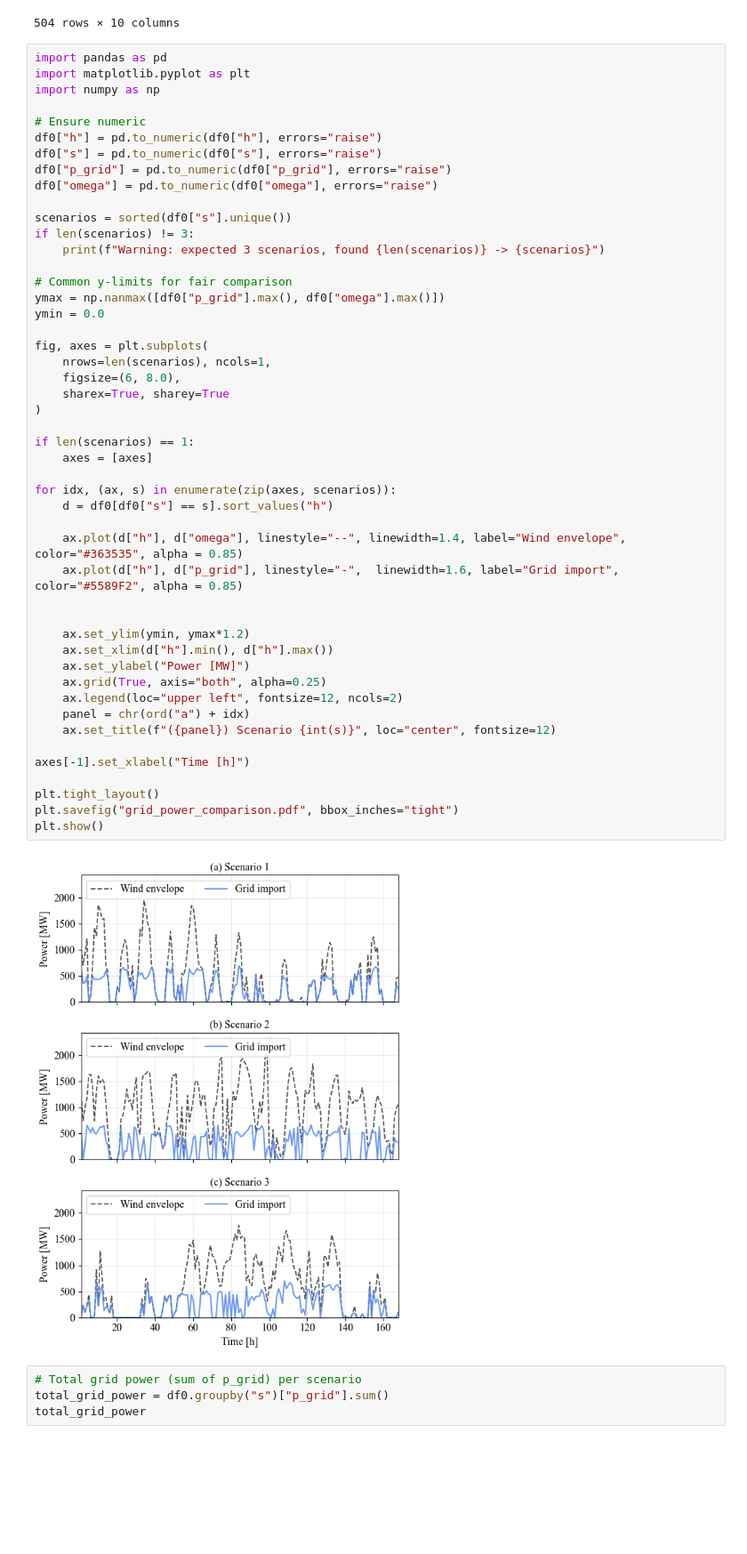
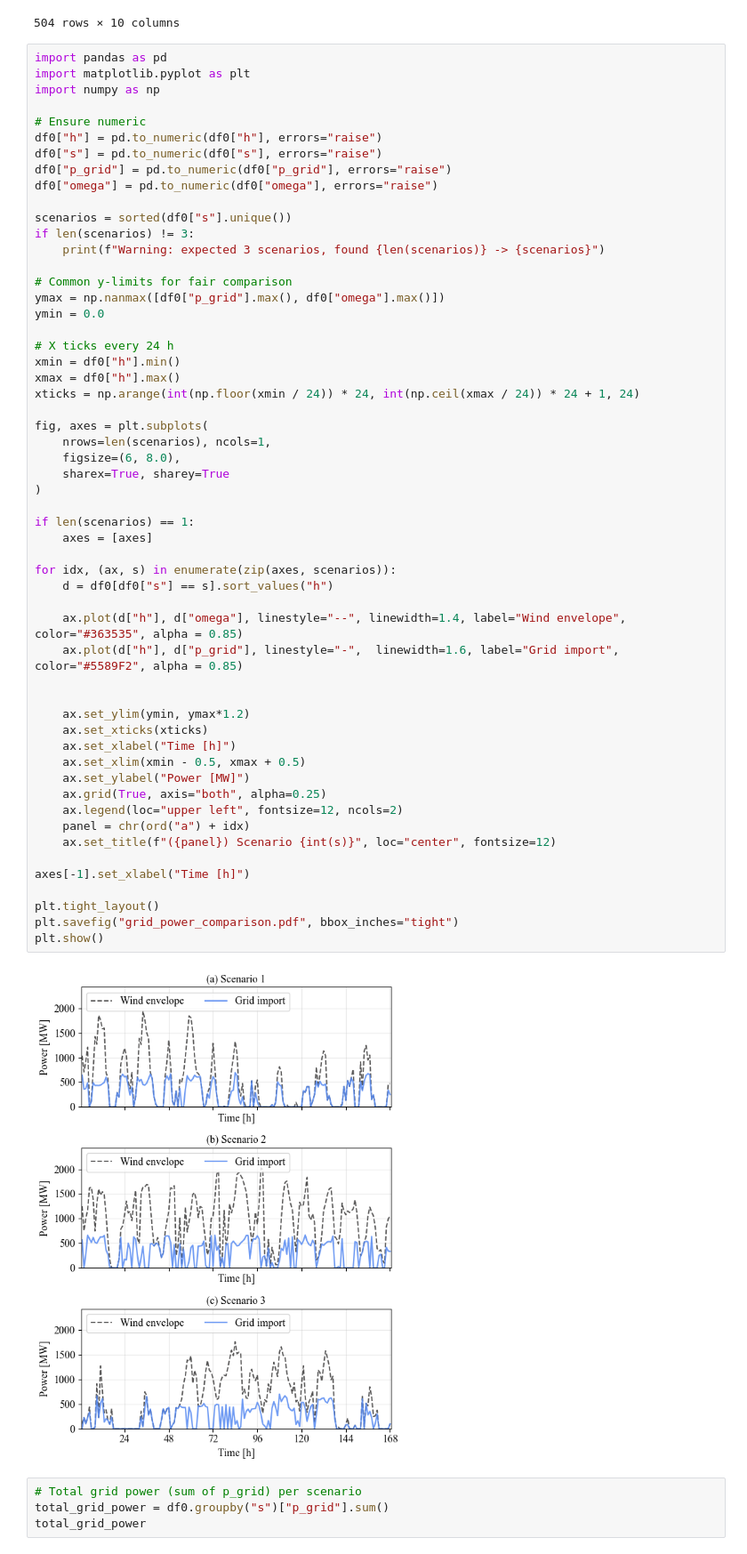
Before and after one commit to LuisOroya/IJHE-WC, a Jupyter notebook: graphics.ipynb, the cells around one changed output. Shown at 89% size. Drawn from its saved outputs; the diff is of its cells as text; blank space fills up the shorter version.

Commit message:
Updated graphics with improved X axis

```diff
--- a/graphics.ipynb
+++ b/graphics.ipynb
@@ -45,37 +45,44 @@ if len(scenarios) != 3:
 ymax = np.nanmax([df0["p_grid"].max(), df0["omega"].max()])
 ymin = 0.0
 
+# X ticks every 24 h
+xmin = df0["h"].min()
+xmax = df0["h"].max()
+xticks = np.arange(int(np.floor(xmin / 24)) * 24, int(np.ceil(xmax / 24)) * 24 + 1, 24)
+
 fig, axes = plt.subplots(
     nrows=len(scenarios), ncols=1,
     figsize=(6, 8.0),
     sharex=True, sharey=True
 )
 
 if len(scenarios) == 1:
     axes = [axes]
 
 for idx, (ax, s) in enumerate(zip(axes, scenarios)):
     d = df0[df0["s"] == s].sort_values("h")
 
     ax.plot(d["h"], d["omega"], linestyle="--", linewidth=1.4, label="Wind envelope", color="#363535", alpha = 0.85)
     ax.plot(d["h"], d["p_grid"], linestyle="-",  linewidth=1.6, label="Grid import", color="#5589F2", alpha = 0.85)
 
 
     ax.set_ylim(ymin, ymax*1.2)
-    ax.set_xlim(d["h"].min(), d["h"].max())
+    ax.set_xticks(xticks)
+    ax.set_xlabel("Time [h]")
+    ax.set_xlim(xmin - 0.5, xmax + 0.5)
     ax.set_ylabel("Power [MW]")
     ax.grid(True, axis="both", alpha=0.25)
     ax.legend(loc="upper left", fontsize=12, ncols=2)
     panel = chr(ord("a") + idx)
     ax.set_title(f"({panel}) Scenario {int(s)}", loc="center", fontsize=12)
 
 axes[-1].set_xlabel("Time [h]")
 
 plt.tight_layout()
 plt.savefig("grid_power_comparison.pdf", bbox_inches="tight")
 plt.show()
 # %% [output]
-[figure, old version]
+[figure, new version]
 # %%
 # Total grid power (sum of p_grid) per scenario
 total_grid_power = df0.groupby("s")["p_grid"].sum()
```
Also changed, not shown: parts of 2 cells of this notebook, 4 other files.
